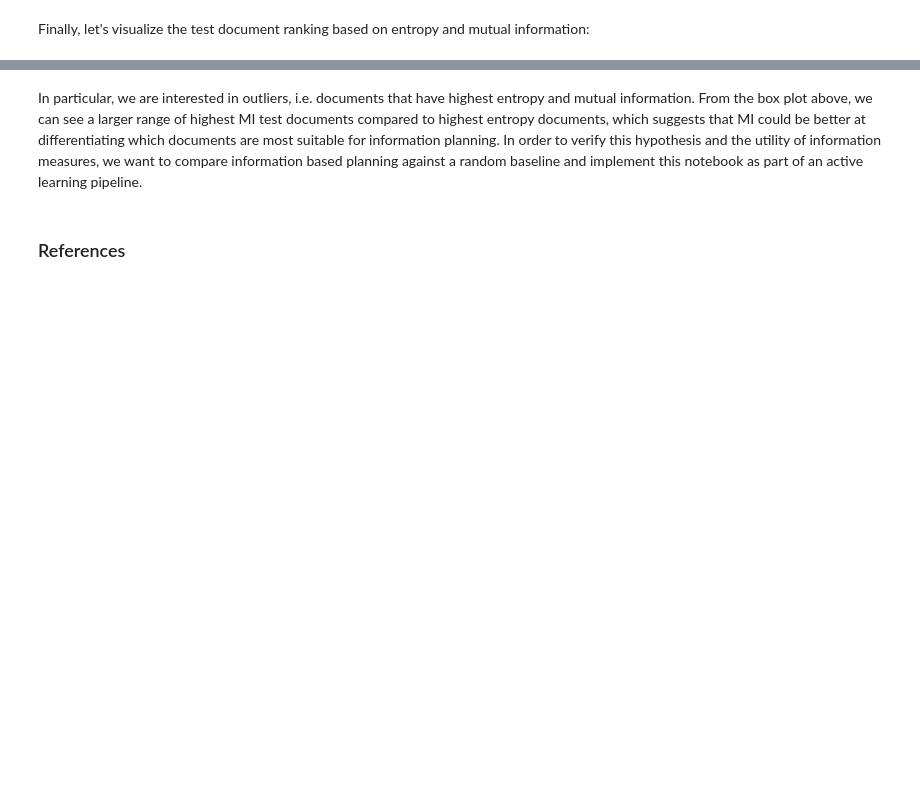
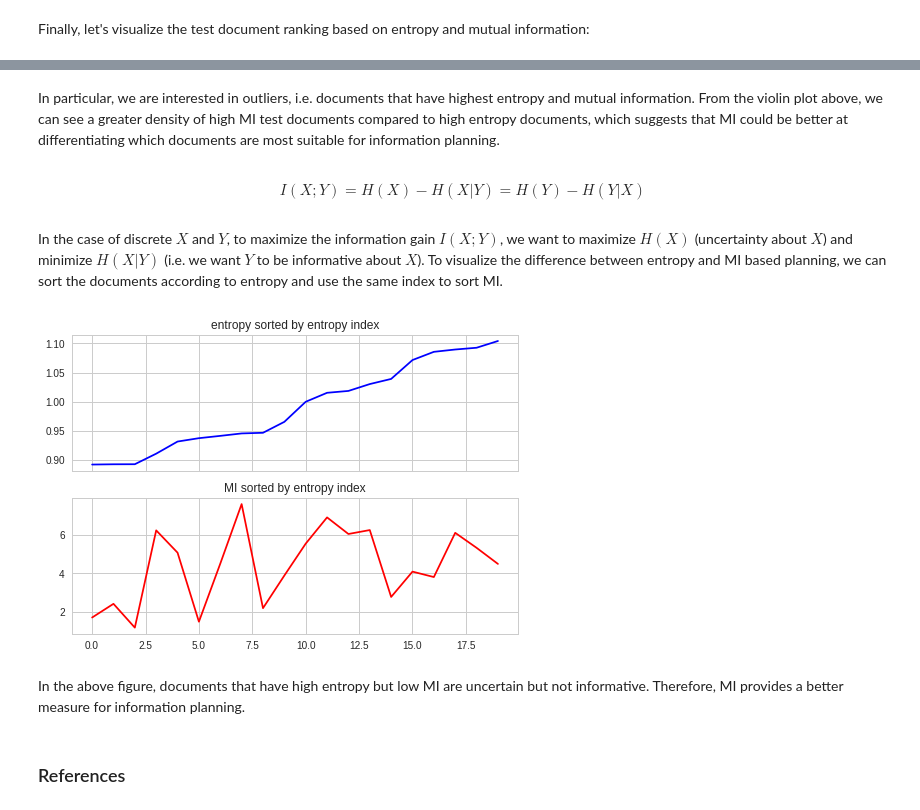
Before and after one commit to vsmolyakov/experiments_with_python, a Jupyter notebook: chp01/info_planning.ipynb, the cells around one changed output, grey strips where cells are left out. Drawn from its saved outputs; the diff is of its cells as text; code cells hidden in the pictures; blank space fills up the shorter version.

```diff
--- a/chp01/info_planning.ipynb
+++ b/chp01/info_planning.ipynb
@@ -267,5 +262,22 @@ plt.savefig('./figures/naive_bayes_hist.png')
 # %% [markdown]
-In particular, we are interested in outliers, i.e. documents that have highest entropy and mutual information. From the box plot above, we can see a larger range of highest MI test documents compared to highest entropy documents, which suggests that MI could be better at differentiating which documents are most suitable for information planning. In order to verify this hypothesis and the utility of information measures, we want to compare information based planning against a random baseline and implement this notebook as part of an active learning pipeline.
+In particular, we are interested in outliers, i.e. documents that have highest entropy and mutual information. From the violin plot above, we can see a greater density of high MI test documents compared to high entropy documents, which suggests that MI could be better at differentiating which documents are most suitable for information planning.
+# %% [markdown]
+\begin{equation}
+I(X;Y) = H(X) - H(X|Y) = H(Y) - H(Y|X)
+\end{equation}
+# %% [markdown]
+In the case of discrete $X$ and $Y$, to maximize the information gain $I(X;Y)$, we want to maximize $H(X)$ (uncertainty about $X$) and minimize $H(X|Y)$ (i.e. we want $Y$ to be informative about $X$). To visualize the difference between entropy and MI based planning, we can sort the documents according to entropy and use the same index to sort MI.
+# %%
+f, (ax1, ax2) = plt.subplots(2,1, sharex=True, sharey=False)
+ax1.plot(X_test_class_entropy[planning_entropy_idx], color='b')
+ax1.set_title('entropy sorted by entropy index')
+ax2.plot(X_test_docs_MI[planning_entropy_idx], color='r')
+ax2.set_title('MI sorted by entropy index')
+plt.savefig('./figures/naive_bayes_order.png')
+# %% [output]
+[figure, added]
+# %% [markdown]
+In the above figure, documents that have high entropy but low MI are uncertain but not informative. Therefore, MI provides a better measure for information planning.
 # %% [markdown]
 ### References
 # %% [markdown]
```
Also changed, not shown: parts of 18 cells of this notebook.
